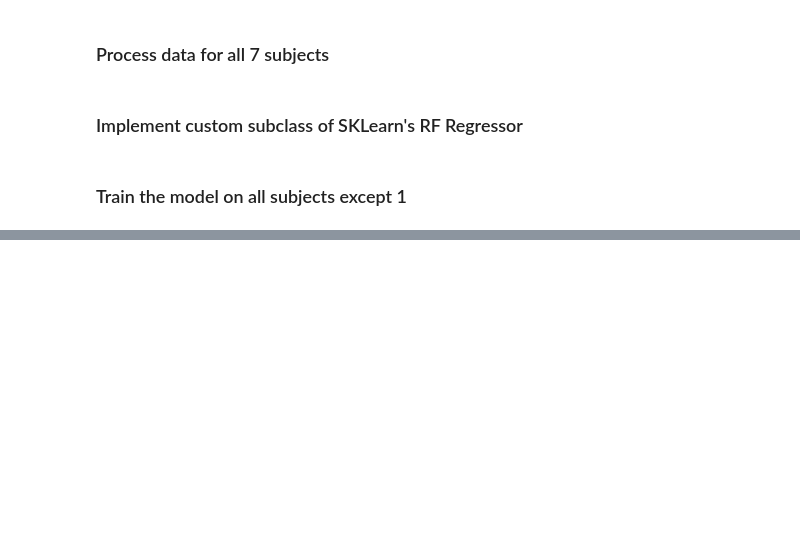
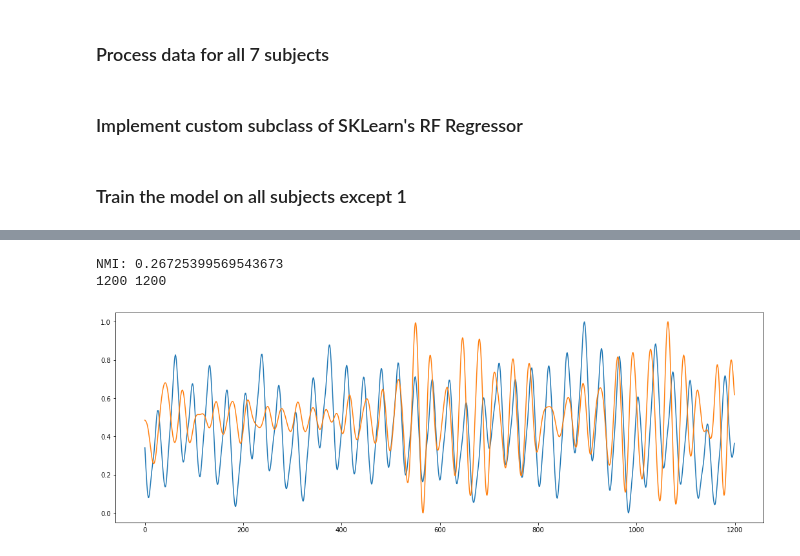
Before and after one commit to arnavpon/pydroid, a Jupyter notebook: example/android/app/src/main/python/pipeline-dev/pipeline-v1/ml.v4.ipynb, the cells around one changed output, grey strips where cells are left out. Cells and saved outputs as stored; diff of their text form; code cells hidden in the pictures; blank space fills up the shorter version.

```diff
--- a/example/android/app/src/main/python/pipeline-dev/pipeline-v1/ml.v4.ipynb
+++ b/example/android/app/src/main/python/pipeline-dev/pipeline-v1/ml.v4.ipynb
@@ -286,0 +342,19 @@ True HR: 85.04258943781942; Pred HR: 85.62607204116638
+# %%
+from chrominance import chrominance, CHROM_SETTINGS
+
+sig = data[['r', 'g', 'b']].to_numpy()
+chrom = chrominance(sig, CHROM_SETTINGS, None, False)
+chrom = chrom[beg: end]
+# plt.plot(chrom)
+chrom = apply_wavelet(chrom, 'db2', 2)
+# plt.plot(chrom)
+chrom = bandpass(chrom, 64, [0.67, 3.0], 4)
+chrom = min_max_scale(chrom)
+plt.plot(targ)
+plt.plot(chrom)
+print(f'NMI: {normalized_mutual_information(targ, chrom, n_bins = 100)}')
+print(len(chrom), len(pred))
+# %% [output]
+NMI: 0.26725399569543673
+1200 1200
+[figure, added]
```
Also changed, not shown: parts of 5 cells of this notebook, 2 other files.
